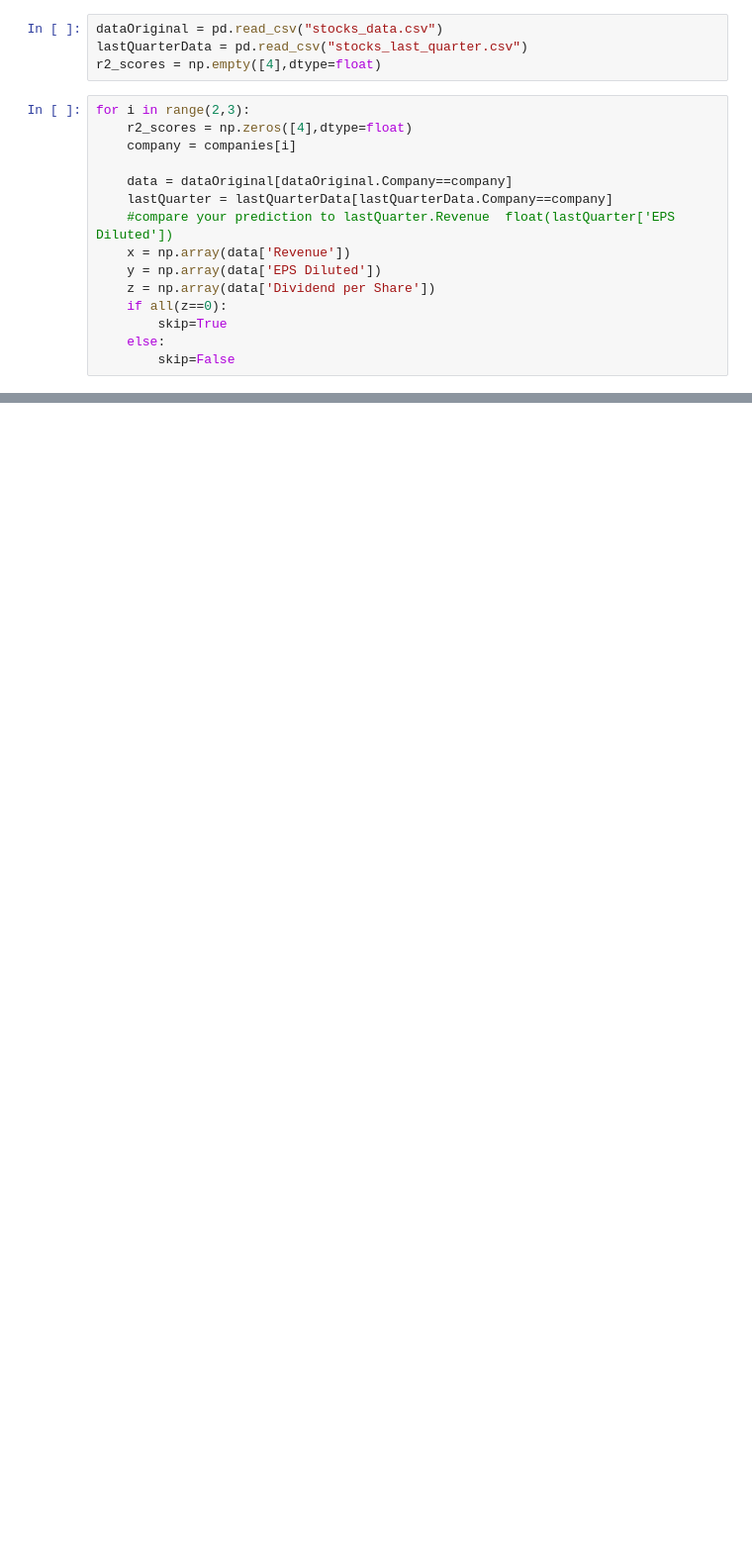
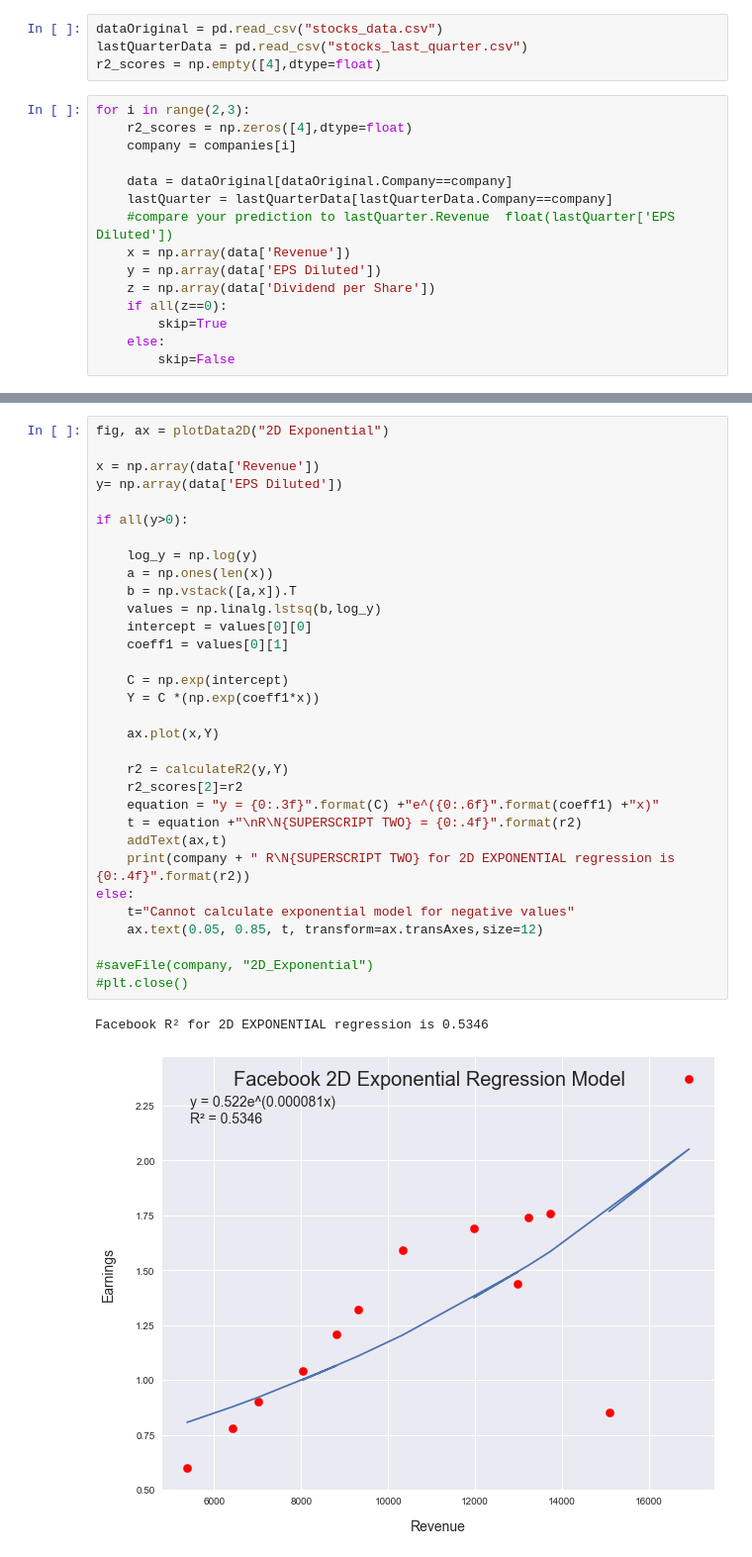
Before and after one commit to rachelf21/Regression, a Jupyter notebook: Sample.ipynb, the cells around one changed output, grey strips where cells are left out. Shown at 99% size. Drawn from its saved outputs; the diff is of its cells as text; blank space fills up the shorter version.

```diff
--- a/Sample.ipynb
+++ b/Sample.ipynb
@@ -110,0 +144,35 @@ Facebook R² for 2D LINEAR regression is 0.5690
+# %%
+fig, ax = plotData2D("2D Exponential")
+
+x = np.array(data['Revenue'])
+y= np.array(data['EPS Diluted'])
+
+if all(y>0):
+
+    log_y = np.log(y)
+    a = np.ones(len(x))
+    b = np.vstack([a,x]).T
+    values = np.linalg.lstsq(b,log_y)
+    intercept = values[0][0]
+    coeff1 = values[0][1]
+
+    C = np.exp(intercept)
+    Y = C *(np.exp(coeff1*x))
+
+    ax.plot(x,Y)
+
+    r2 = calculateR2(y,Y)
+    r2_scores[2]=r2
+    equation = "y = {0:.3f}".format(C) +"e^({0:.6f}".format(coeff1) +"x)"
+    t = equation +"\nR\N{SUPERSCRIPT TWO} = {0:.4f}".format(r2)
+    addText(ax,t)
+    print(company + " R\N{SUPERSCRIPT TWO} for 2D EXPONENTIAL regression is {0:.4f}".format(r2))
+else:
+    t="Cannot calculate exponential model for negative values"
+    ax.text(0.05, 0.85, t, transform=ax.transAxes,size=12)
+
+#saveFile(company, "2D_Exponential")
+#plt.close()
+# %% [output]
+Facebook R² for 2D EXPONENTIAL regression is 0.5346
+[figure, added]
```
Also changed, not shown: parts of 4 cells of this notebook.
